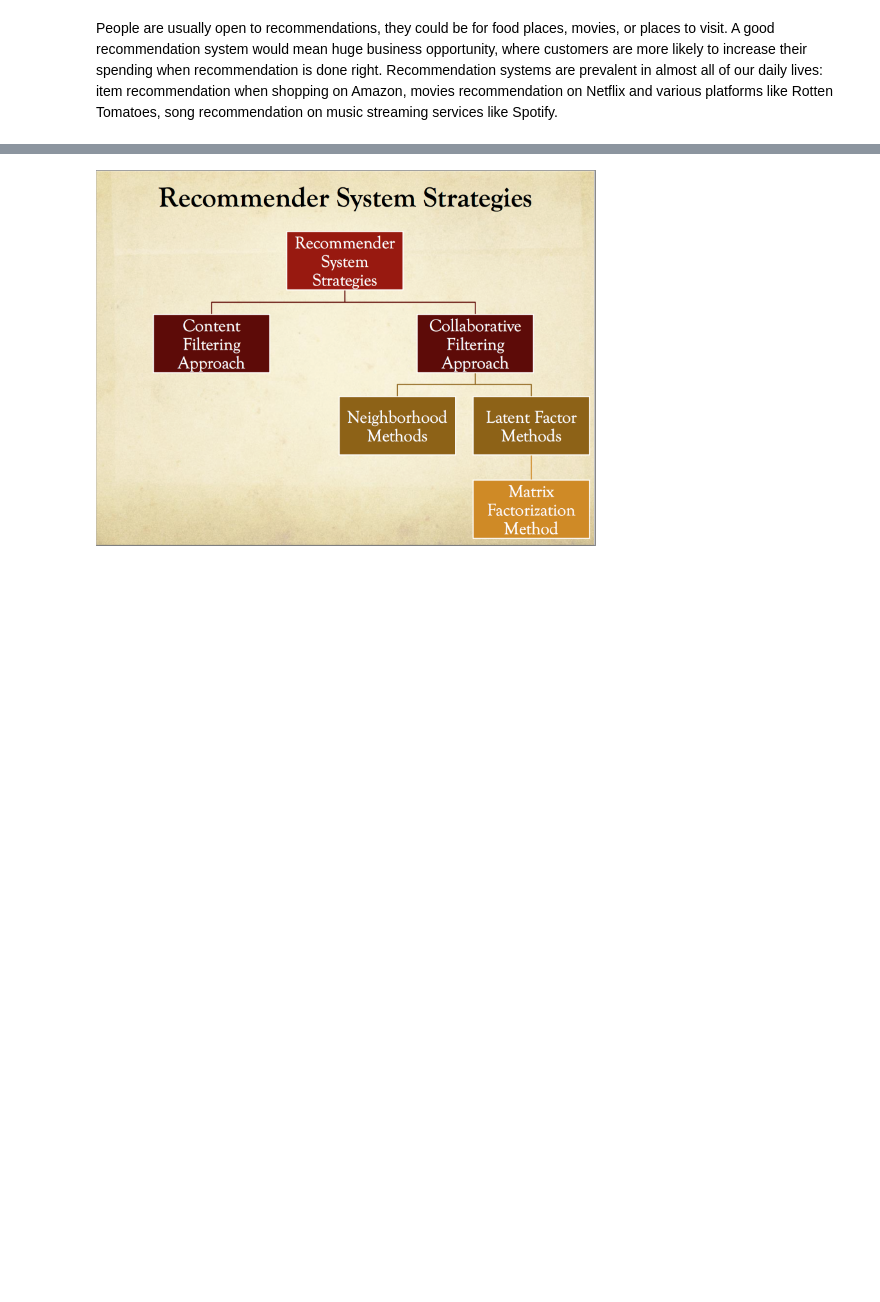
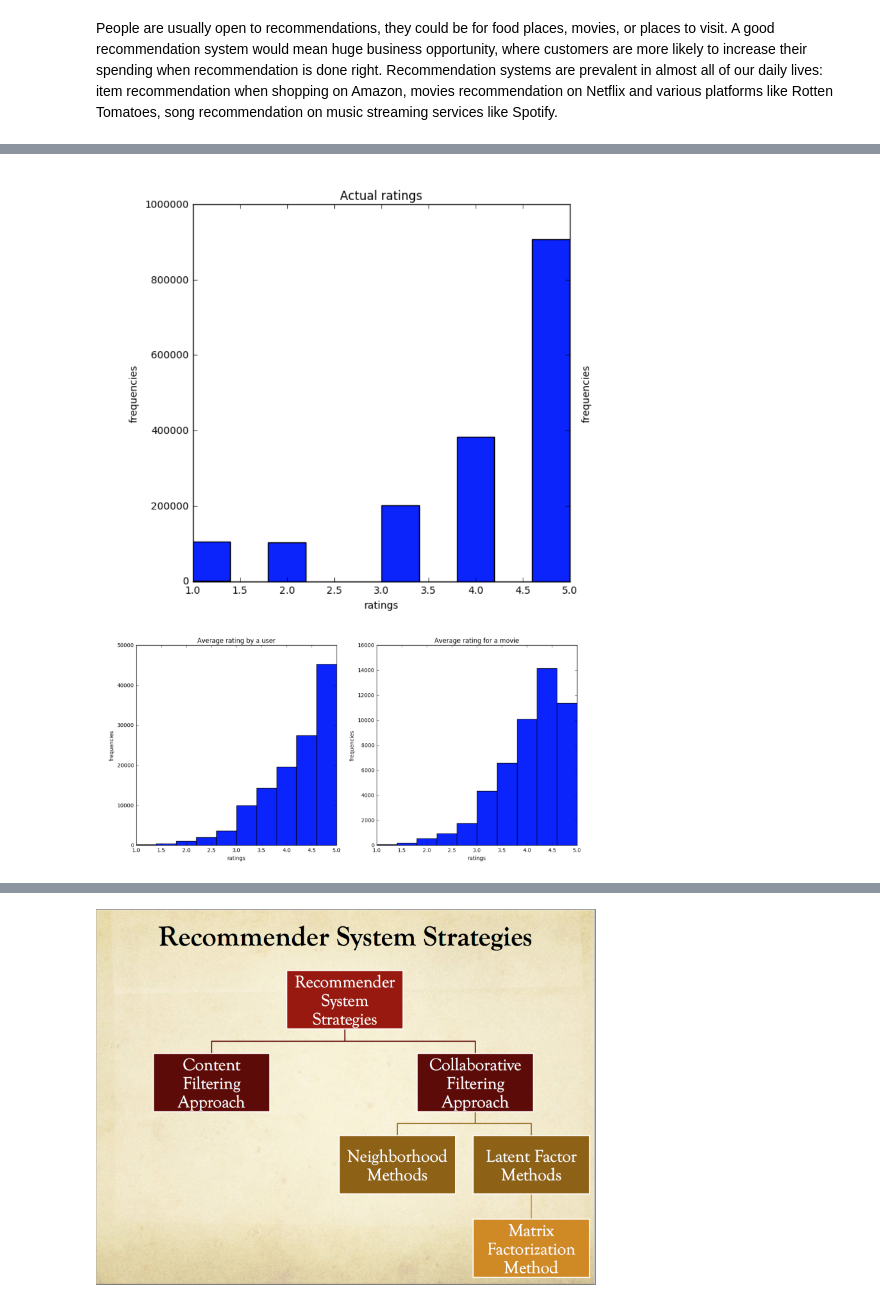
Before and after one commit to mxy2008/ac209group11, a Jupyter notebook: IntroMotivationGoalLitReviewModelOverview.ipynb, the cells around one changed output, grey strips where cells are left out. Saved outputs shown, nothing was run; the diff lists cells and outputs as text; code cells hidden in the pictures; blank space fills up the shorter version.

```diff
--- a/IntroMotivationGoalLitReviewModelOverview.ipynb
+++ b/IntroMotivationGoalLitReviewModelOverview.ipynb
@@ -50,0 +97,9 @@ This paper also discusses sophisticated blending schemes (which combine multiple
+# %%
+from IPython.display import Image
+from IPython.display import display
+z = Image(filename='actualrating.png', width = 500, height = 500)
+y = Image(filename='average_rating.png', width = 500, height = 500)
+display(z,y)
+# %% [output]
+[figure, added]
+[figure, added]
```
Also changed, not shown: parts of 21 cells of this notebook, 9 other files.
